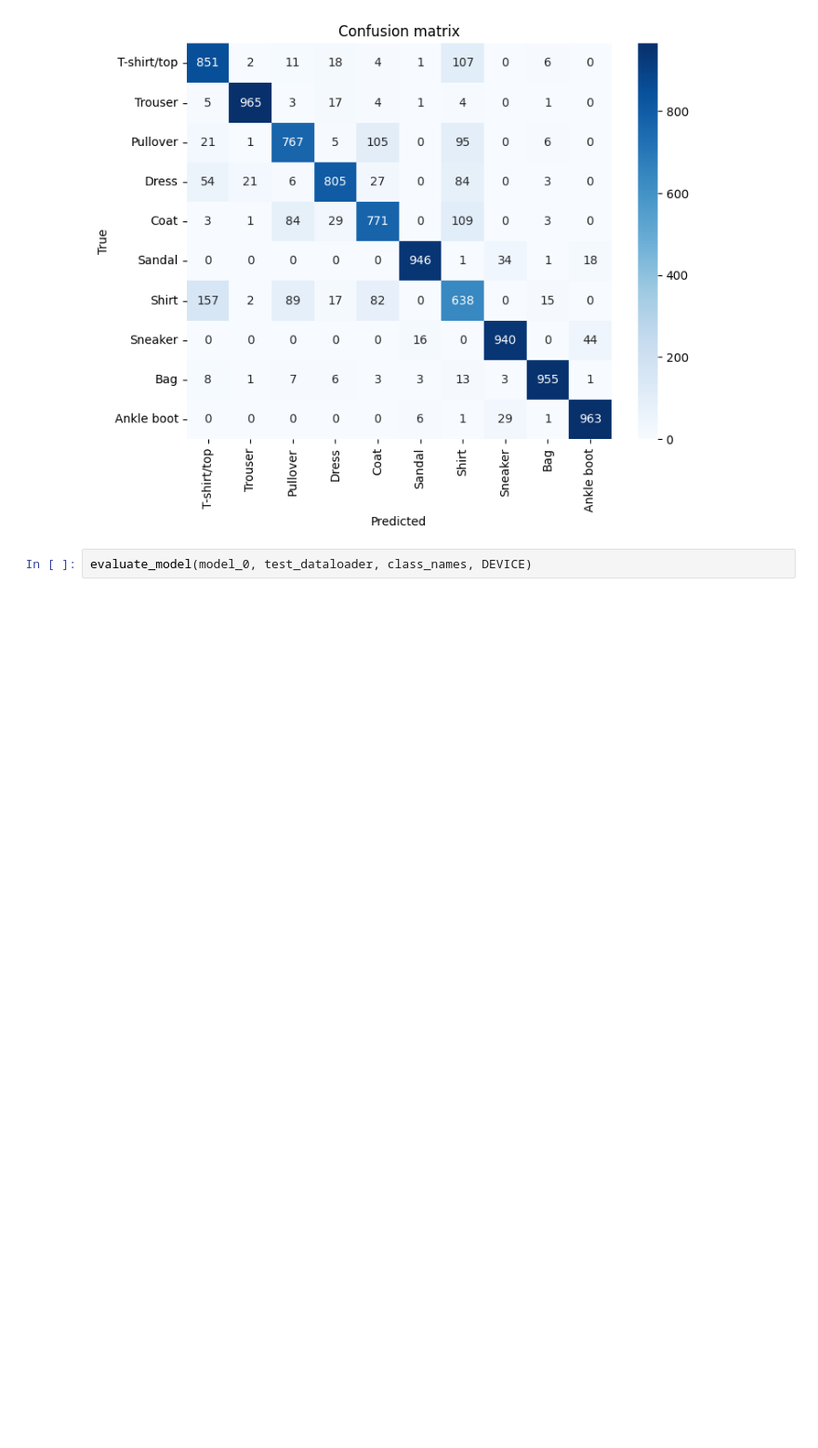
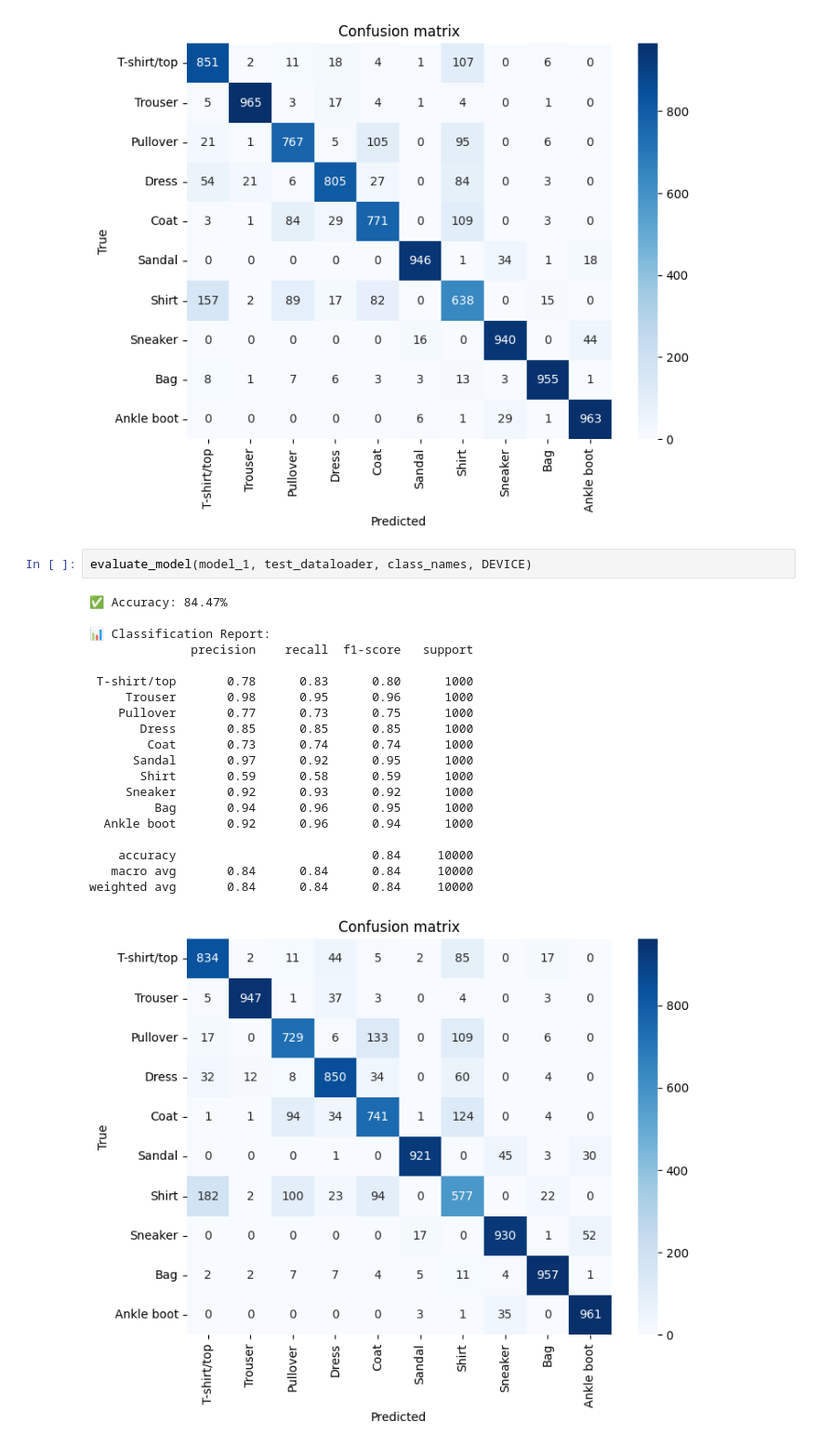
Before and after one commit to mikenandi/computer-vision-challenge-projects, a Jupyter notebook: 02_fashion_mnist_classfier.ipynb, the cells around one changed output. Shown at 93% size. Cells and saved outputs as stored; diff of their text form; blank space fills up the shorter version.

```diff
--- a/02_fashion_mnist_classfier.ipynb
+++ b/02_fashion_mnist_classfier.ipynb
@@ -650,4 +650,25 @@ evaluate_model(model_0, test_dataloader, class_names, DEVICE)
 weighted avg       0.86      0.86      0.86     10000
 [figure]
 # %%
-evaluate_model(model_0, test_dataloader, class_names, DEVICE)
+evaluate_model(model_1, test_dataloader, class_names, DEVICE)
+# %% [output]
+✅ Accuracy: 84.47%
+
+📊 Classification Report:
+              precision    recall  f1-score   support
+
+ T-shirt/top       0.78      0.83      0.80      1000
+     Trouser       0.98      0.95      0.96      1000
+    Pullover       0.77      0.73      0.75      1000
+       Dress       0.85      0.85      0.85      1000
+        Coat       0.73      0.74      0.74      1000
+      Sandal       0.97      0.92      0.95      1000
+       Shirt       0.59      0.58      0.59      1000
+     Sneaker       0.92      0.93      0.92      1000
+         Bag       0.94      0.96      0.95      1000
+  Ankle boot       0.92      0.96      0.94      1000
+
+    accuracy                           0.84     10000
+   macro avg       0.84      0.84      0.84     10000
+weighted avg       0.84      0.84      0.84     10000
+[figure, added]
```
Also changed, not shown: parts of 1 cell of this notebook, 2 other files.
